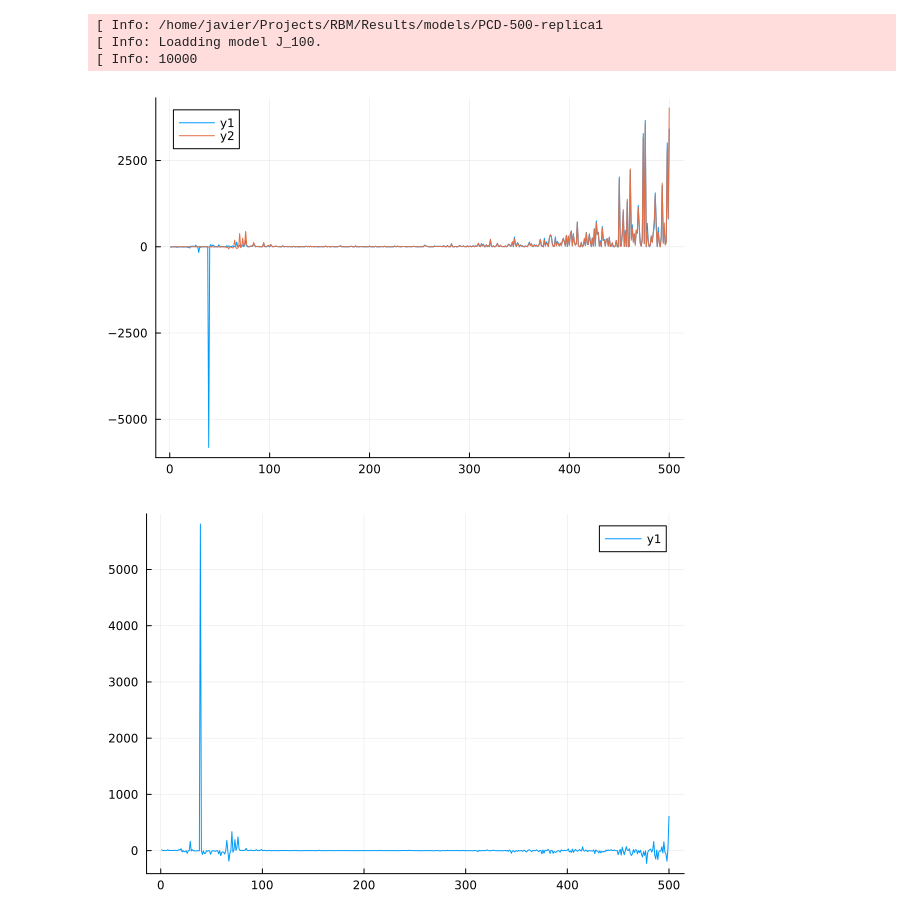
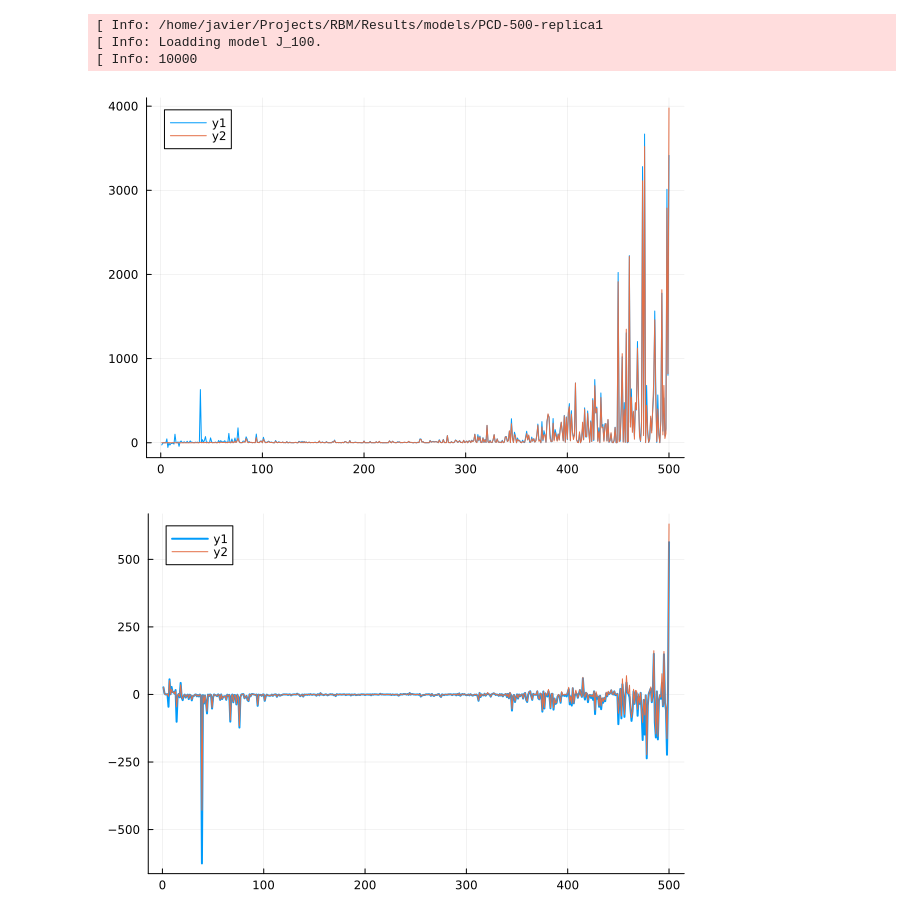
Before and after one commit to jquetzalcoatl/RBM, a Jupyter notebook: notebooks/Plots.ipynb, the cells around one changed output. Saved outputs shown, nothing was run; the diff lists cells and outputs as text; code cells hidden in the pictures.

Commit message:
gen plots

```diff
--- a/notebooks/Plots.ipynb
+++ b/notebooks/Plots.ipynb
@@ -78,11 +77,12 @@ v,h = data_val_samples(F)
 umean, wmean, σ_2u, σ_2w, a0, b0, λ = compute_stats(v, h, J);
 # %%
 plot(wmean .^ 2 ./ (1 .- σ_2w .* cpu(F.S)))
-plot!(umean .^ 2 ./ (1 .- σ_2u .* cpu(F.S)))
+plot!(umean .^ 2 ./ (1 .+ σ_2u .* cpu(F.S)))
 # plot!(σ_2u)
 # %% [output]
-[figure, old version]
+[figure, new version]
 # %%
-plot(umean .^ 2 ./ (1 .- σ_2u .* cpu(F.S)) .- wmean .^ 2 ./ (1 .- σ_2w .* cpu(F.S)))
+plot(umean .^ 2 ./ (1 .+ σ_2u .* cpu(F.S)) .- wmean .^ 2 ./ (1 .- σ_2w .* cpu(F.S)), lw=2)
+plot!(umean .^ 2 ./ (1 .+ σ_2u .* cpu(F.S)) .- wmean .^ 2 ./ (1 .- σ_2w .* cpu(F.S) .+ sign.(1 .- σ_2w .* cpu(F.S)) * 0.02))
 # %% [output]
-[figure, old version]
+[figure, new version]
```
Also changed, not shown: parts of 14 cells of this notebook, 2 other files.
